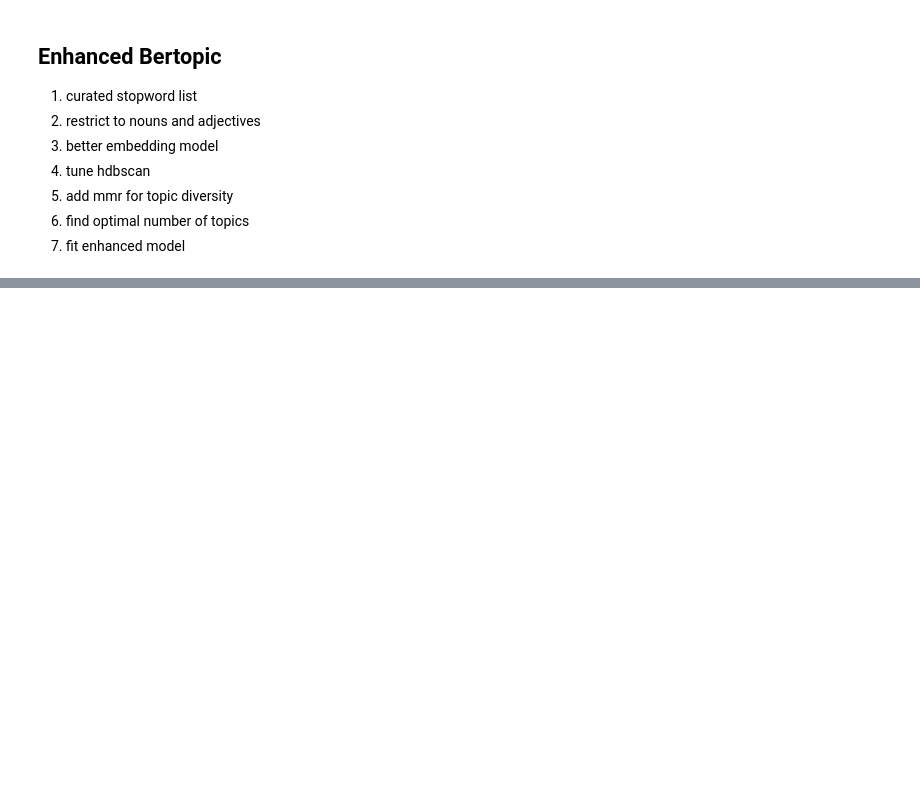
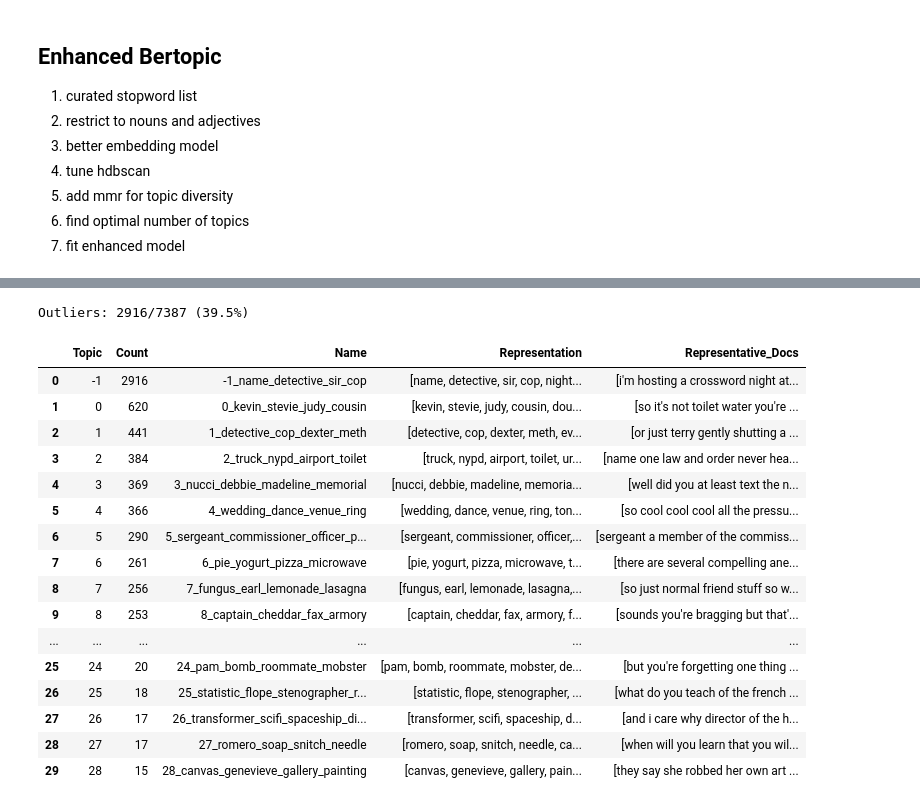
Before and after one commit to michelle-lo/Sitcom-Topic-Modeling, a Jupyter notebook: Brooklyn99_Topic_Modeling.ipynb, the cells around one changed output, grey strips where cells are left out. Drawn from its saved outputs; the diff is of its cells as text; code cells hidden in the pictures; blank space fills up the shorter version.

```diff
--- a/Brooklyn99_Topic_Modeling.ipynb
+++ b/Brooklyn99_Topic_Modeling.ipynb
@@ -49,5 +84,7 @@ drive.mount('/content/drive/')
 # %%
-data_path = "/content/drive/MyDrive/CSDS 601/dataset"
+# data_path = "/content/drive/MyDrive/CSDS 601/dataset"
+
+data_path = "brooklyn99-dataset/dataset"
 # %%
 rows = []
 
@@ -686,8 +962,6 @@ hdbscan_model = HDBSCAN(
     prediction_data=True
 )
 
-ctfidf_model = ClassTfidfTransformer(reduce_frequent_words=True)
-
 
 # build the enhanced model with nr_topics matching LDA
 topic_model_enhanced = BERTopic(
@@ -695,6 +969,7 @@ topic_model_enhanced = BERTopic(
     hdbscan_model=hdbscan_model,
     vectorizer_model=vectorizer,
     ctfidf_model=ctfidf_model,
+    representation_model=mmr_model,
     nr_topics=optimal_num_topics_enhanced,
     verbose=True
 )
@@ -704,3 +979,4 @@ topics, probs = topic_model_enhanced.fit_transform(docs)
 outlier_count = sum(t == -1 for t in topics)
 print(f"Outliers: {outlier_count}/{len(topics)} ({outlier_count/len(topics):.1%})")
 topic_model_enhanced.get_topic_info()
+# %% [output]
@@ -706,0 +995,18 @@ topic_model_enhanced.get_topic_info()
+Outliers: 2916/7387 (39.5%)
+|  | Topic | Count | Name | Representation | Representative_Docs |
+| 0 | -1 | 2916 | -1_name_detective_sir_cop | [name, detective, sir, cop, night... | [i'm hosting a crossword night at... |
+| 1 | 0 | 620 | 0_kevin_stevie_judy_cousin | [kevin, stevie, judy, cousin, dou... | [so it's not toilet water you're ... |
+| 2 | 1 | 441 | 1_detective_cop_dexter_meth | [detective, cop, dexter, meth, ev... | [or just terry gently shutting a ... |
+| 3 | 2 | 384 | 2_truck_nypd_airport_toilet | [truck, nypd, airport, toilet, ur... | [name one law and order never hea... |
+| 4 | 3 | 369 | 3_nucci_debbie_madeline_memorial | [nucci, debbie, madeline, memoria... | [well did you at least text the n... |
+| 5 | 4 | 366 | 4_wedding_dance_venue_ring | [wedding, dance, venue, ring, ton... | [so cool cool cool all the pressu... |
+| 6 | 5 | 290 | 5_sergeant_commissioner_officer_p... | [sergeant, commissioner, officer,... | [sergeant a member of the commiss... |
+| 7 | 6 | 261 | 6_pie_yogurt_pizza_microwave | [pie, yogurt, pizza, microwave, t... | [there are several compelling ane... |
+| 8 | 7 | 256 | 7_fungus_earl_lemonade_lasagna | [fungus, earl, lemonade, lasagna,... | [so just normal friend stuff so w... |
+| 9 | 8 | 253 | 8_captain_cheddar_fax_armory | [captain, cheddar, fax, armory, f... | [sounds you're bragging but that'... |
+| ... | ... | ... | ... | ... | ... |
+| 25 | 24 | 20 | 24_pam_bomb_roommate_mobster | [pam, bomb, roommate, mobster, de... | [but you're forgetting one thing ... |
+| 26 | 25 | 18 | 25_statistic_flope_stenographer_r... | [statistic, flope, stenographer, ... | [what do you teach of the french ... |
+| 27 | 26 | 17 | 26_transformer_scifi_spaceship_di... | [transformer, scifi, spaceship, d... | [and i care why director of the h... |
+| 28 | 27 | 17 | 27_romero_soap_snitch_needle | [romero, soap, snitch, needle, ca... | [when will you learn that you wil... |
+| 29 | 28 | 15 | 28_canvas_genevieve_gallery_painting | [canvas, genevieve, gallery, pain... | [they say she robbed her own art ... |
```
Also changed, not shown: parts of 51 cells of this notebook.
